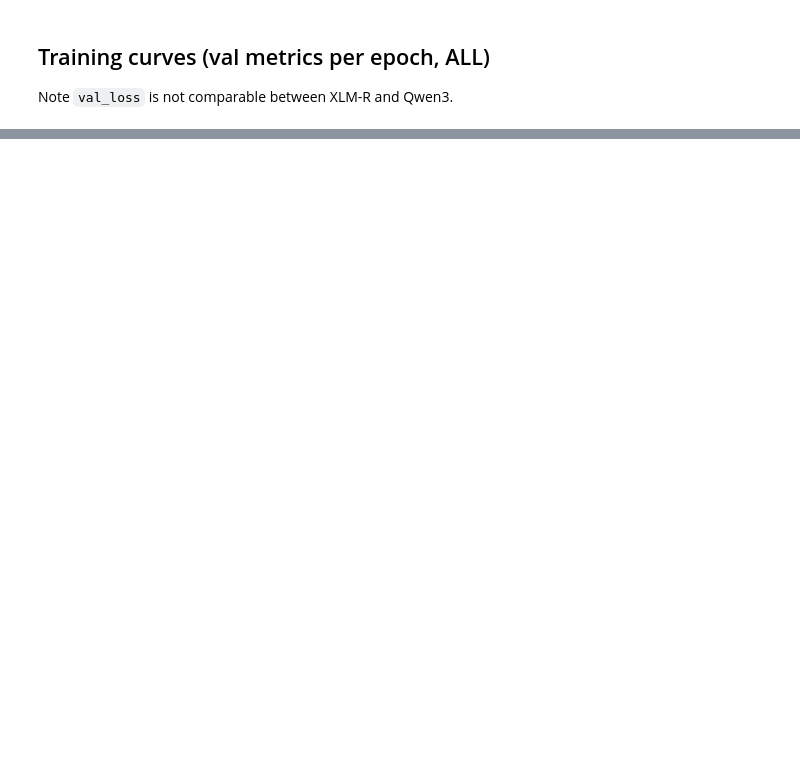
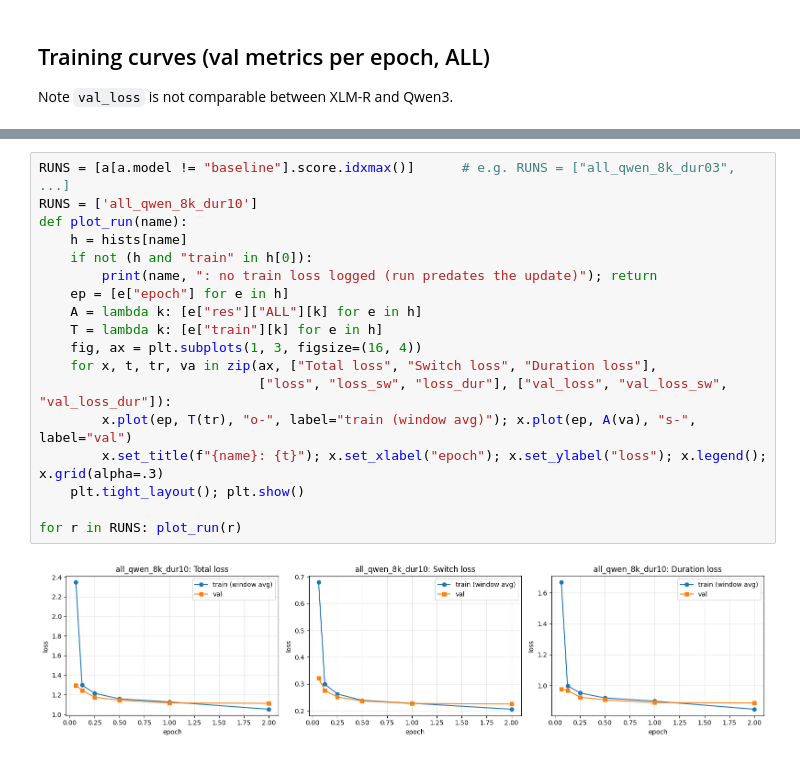
Before and after one commit to wanderingcorn/codeswitch, a Jupyter notebook: compare.ipynb, the cells around one changed output, grey strips where cells are left out. Drawn from its saved outputs; the diff is of its cells as text; blank space fills up the shorter version.

```diff
--- a/compare.ipynb
+++ b/compare.ipynb
@@ -132,0 +184,20 @@ plt.tight_layout()
+# %%
+RUNS = [a[a.model != "baseline"].score.idxmax()]      # e.g. RUNS = ["all_qwen_8k_dur03", ...]
+RUNS = ['all_qwen_8k_dur10']
+def plot_run(name):
+    h = hists[name]
+    if not (h and "train" in h[0]):
+        print(name, ": no train loss logged (run predates the update)"); return
+    ep = [e["epoch"] for e in h]
+    A = lambda k: [e["res"]["ALL"][k] for e in h]
+    T = lambda k: [e["train"][k] for e in h]
+    fig, ax = plt.subplots(1, 3, figsize=(16, 4))
+    for x, t, tr, va in zip(ax, ["Total loss", "Switch loss", "Duration loss"],
+                            ["loss", "loss_sw", "loss_dur"], ["val_loss", "val_loss_sw", "val_loss_dur"]):
+        x.plot(ep, T(tr), "o-", label="train (window avg)"); x.plot(ep, A(va), "s-", label="val")
+        x.set_title(f"{name}: {t}"); x.set_xlabel("epoch"); x.set_ylabel("loss"); x.legend(); x.grid(alpha=.3)
+    plt.tight_layout(); plt.show()
+
+for r in RUNS: plot_run(r)
+# %% [output]
+[figure, added]
```
Also changed, not shown: parts of 9 cells of this notebook, 10 other files.
